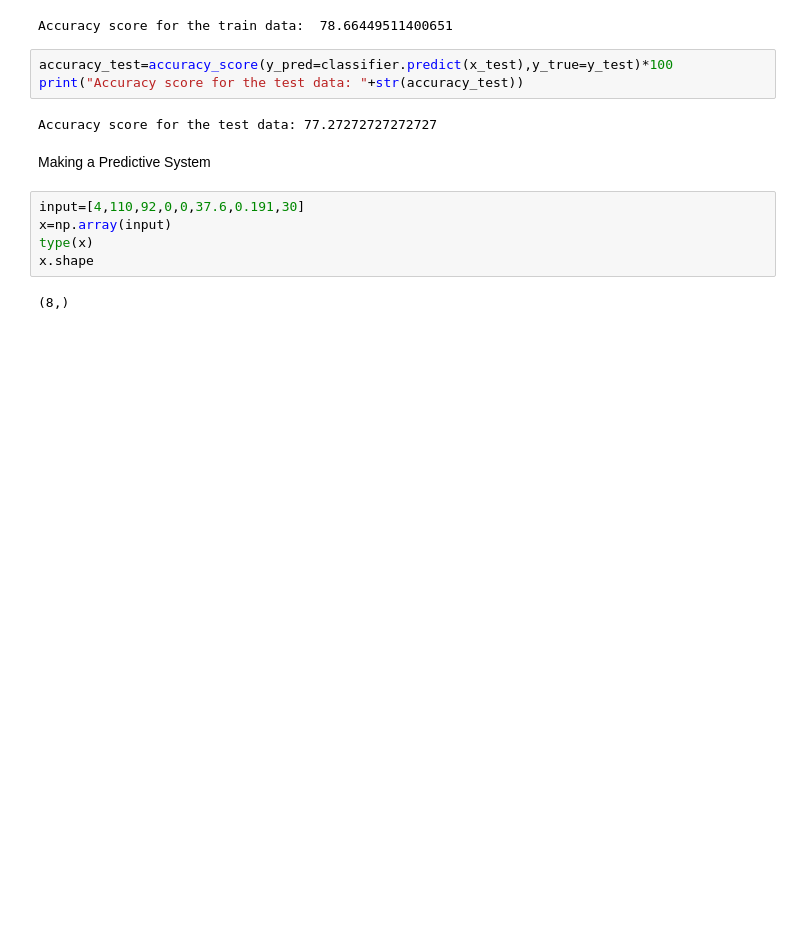
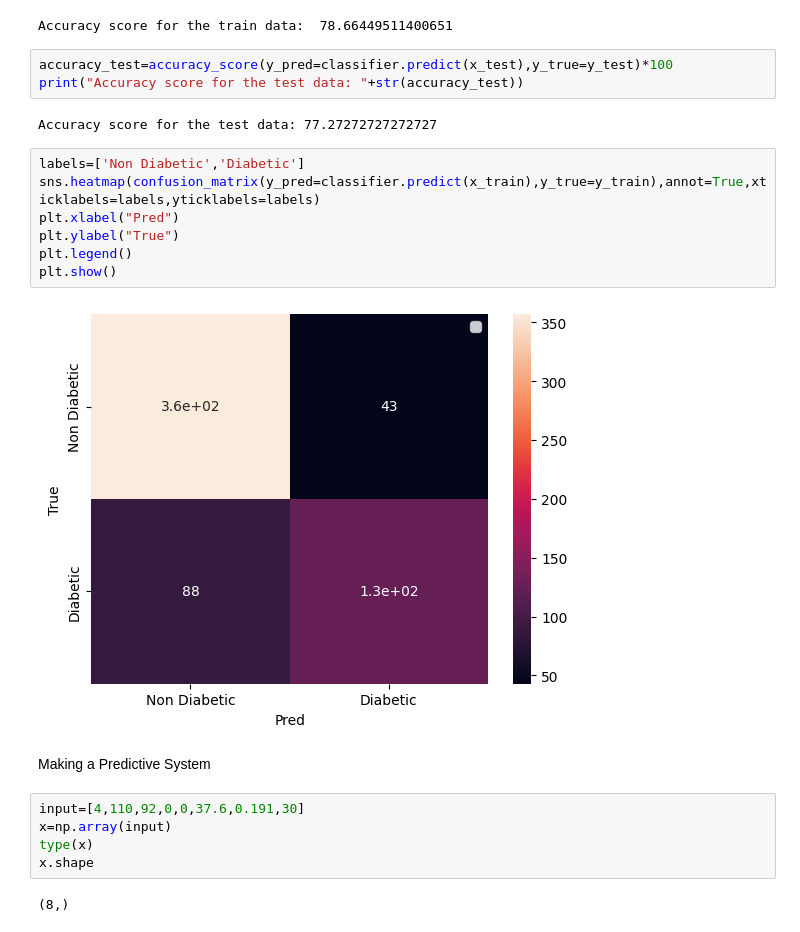
Before and after one commit to AmiteshVerma03/Diabetes_Prediction, a Jupyter notebook: Diabetes.ipynb, the cells around one changed output. Saved outputs shown, nothing was run; the diff lists cells and outputs as text; blank space fills up the shorter version.

```diff
--- a/Diabetes.ipynb
+++ b/Diabetes.ipynb
@@ -134,6 +139,15 @@ accuracy_test=accuracy_score(y_pred=classifier.predict(x_test),y_true=y_test)*10
 print("Accuracy score for the test data: "+str(accuracy_test))
 # %% [output]
 Accuracy score for the test data: 77.27272727272727
+# %%
+labels=['Non Diabetic','Diabetic']
+sns.heatmap(confusion_matrix(y_pred=classifier.predict(x_train),y_true=y_train),annot=True,xticklabels=labels,yticklabels=labels)
+plt.xlabel("Pred")
+plt.ylabel("True")
+plt.legend()
+plt.show()
+# %% [output]
+[figure, added]
 # %% [markdown]
 Making a Predictive System
 # %%
```
Also changed, not shown: parts of 2 cells of this notebook.
